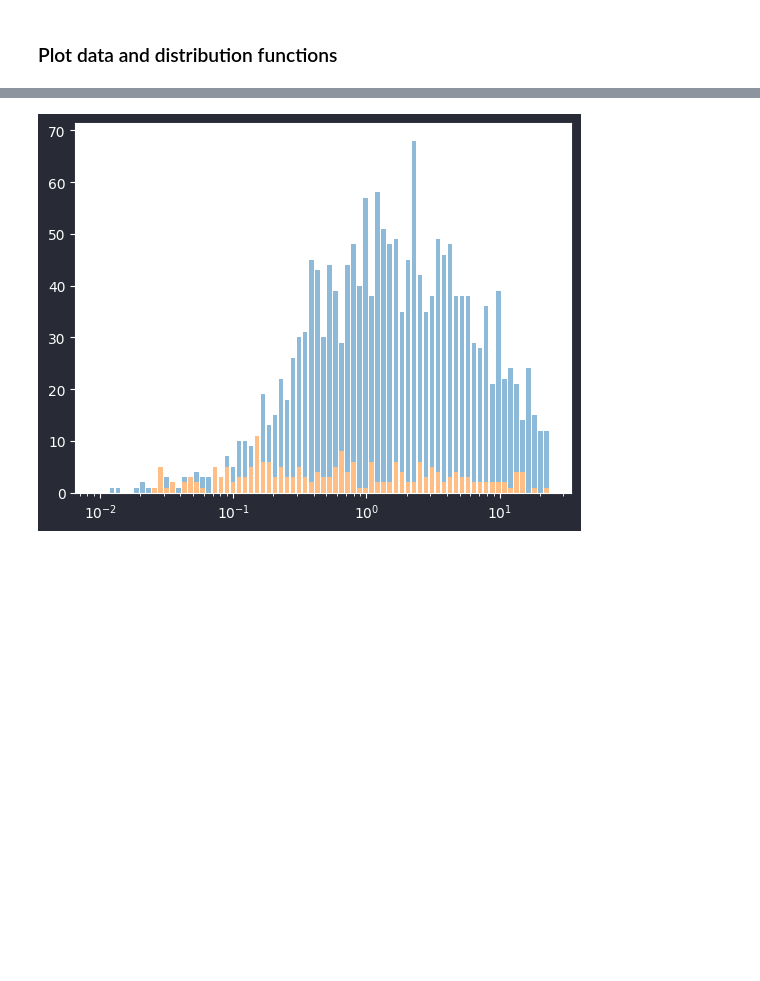
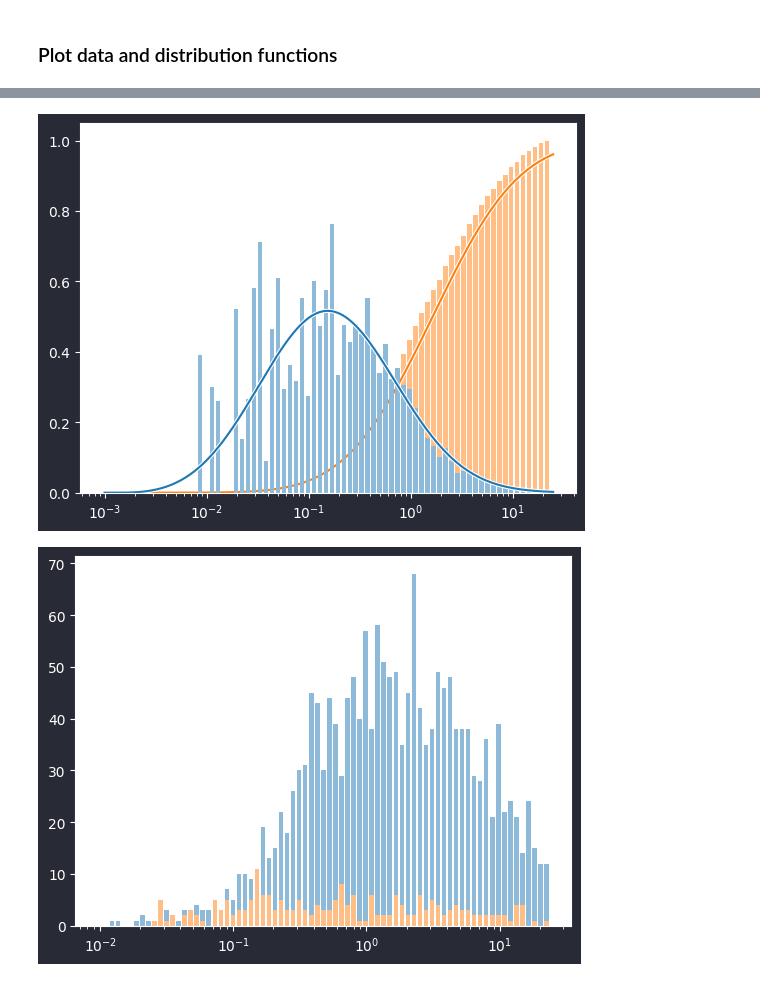
Before and after one commit to 2phi/oracle, a Jupyter notebook: analysis.ipynb, the cells around one changed output, grey strips where cells are left out. Drawn from its saved outputs; the diff is of its cells as text; code cells hidden in the pictures; blank space fills up the shorter version.

```diff
--- a/analysis.ipynb
+++ b/analysis.ipynb
@@ -82,6 +82,7 @@ df_va_end = pd.read_pickle('data/slf/adam2024.pkl')
 
 # Renamce columns and extract the nominal values
 df_va_end.rename(columns={'slope_incl': 'incline'}, inplace=True)
+df_va_end['incline'] = df_va_end['incline'].apply(unumpy.nominal_values)
 df_va_end['Gc'] = df_va_end['Gc'].apply(unumpy.nominal_values)
 # %% [markdown]
 ### Calculate energy release rates
@@ -247,3 +286,8 @@ plot.lognorm_distribution(df_arr['Gc'], kind='cdf', log=True)
+# %%
+plot.lognorm_distribution(df_all, kind='pdf', log=True)
+plot.lognorm_distribution(df_all, kind='cdf', log=True)
+# %% [output]
+[figure, added]
 # %%
 plot.lognorm_distribution(df_end['Gc'], kind='pdf', density=False, log=True)
 plot.lognorm_distribution(df_arr['Gc'], kind='pdf', density=False, log=True)
```
Also changed, not shown: parts of 13 cells of this notebook.
